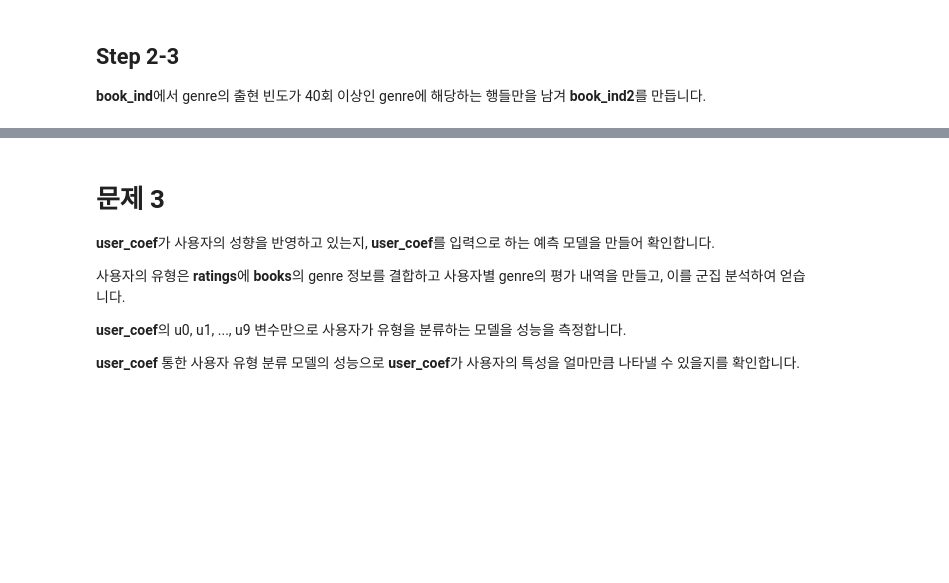
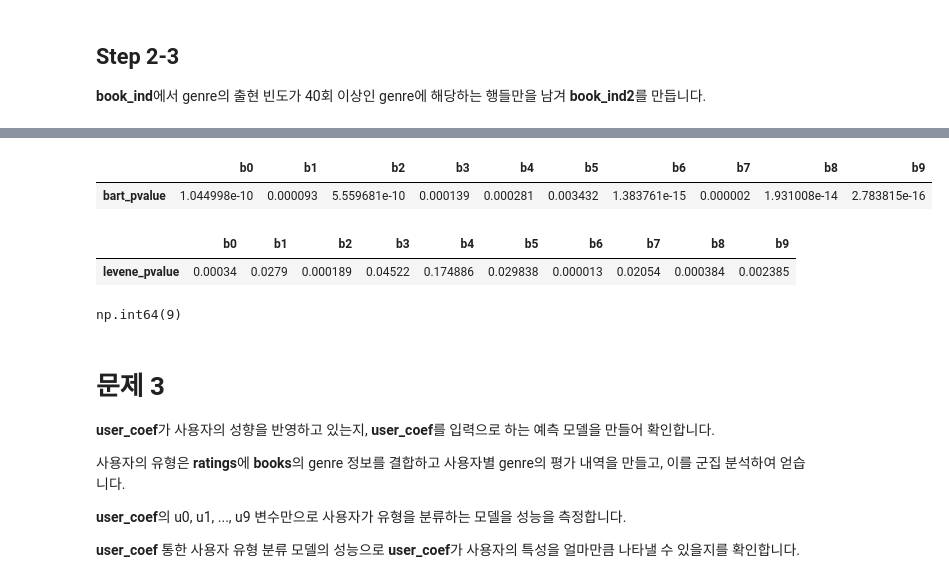
Before and after one commit to sunkusun9/DS_prob1_2510, a Jupyter notebook: prob_solution.ipynb, the cells around one changed output, grey strips where cells are left out. Drawn from its saved outputs; the diff is of its cells as text; code cells hidden in the pictures; blank space fills up the shorter version.

```diff
--- a/prob_solution.ipynb
+++ b/prob_solution.ipynb
@@ -1159,3 +1216,24 @@ from scipy.stats import shapiro, f_oneway, levene 활용
+# %%
+s_bart = df_genre_B.apply(
+    lambda x: bartlett(*x).pvalue, axis= 0
+)
+s_bart.rename('bart_pvalue').to_frame().T
+# %% [output]
+|  | b0 | b1 | b2 | b3 | b4 | b5 | b6 | b7 | b8 | b9 |
+| bart_pvalue | 1.044998e-10 | 0.000093 | 5.559681e-10 | 0.000139 | 0.000281 | 0.003432 | 1.383761e-15 | 0.000002 | 1.931008e-14 | 2.783815e-16 |
+# %%
+from scipy.stats import levene
+s_levene = df_genre_B.apply(
+    lambda x: levene(*x).pvalue, axis= 0
+)
+s_levene.rename('levene_pvalue').to_frame().T
+# %% [output]
+|  | b0 | b1 | b2 | b3 | b4 | b5 | b6 | b7 | b8 | b9 |
+| levene_pvalue | 0.00034 | 0.0279 | 0.000189 | 0.04522 | 0.174886 | 0.029838 | 0.000013 | 0.02054 | 0.000384 | 0.002385 |
+# %%
+(s_levene < 0.05).sum()
+# %% [output]
+np.int64(9)
 # %% [markdown]
 # 문제 3
 
```
Also changed, not shown: parts of 7 cells of this notebook.
